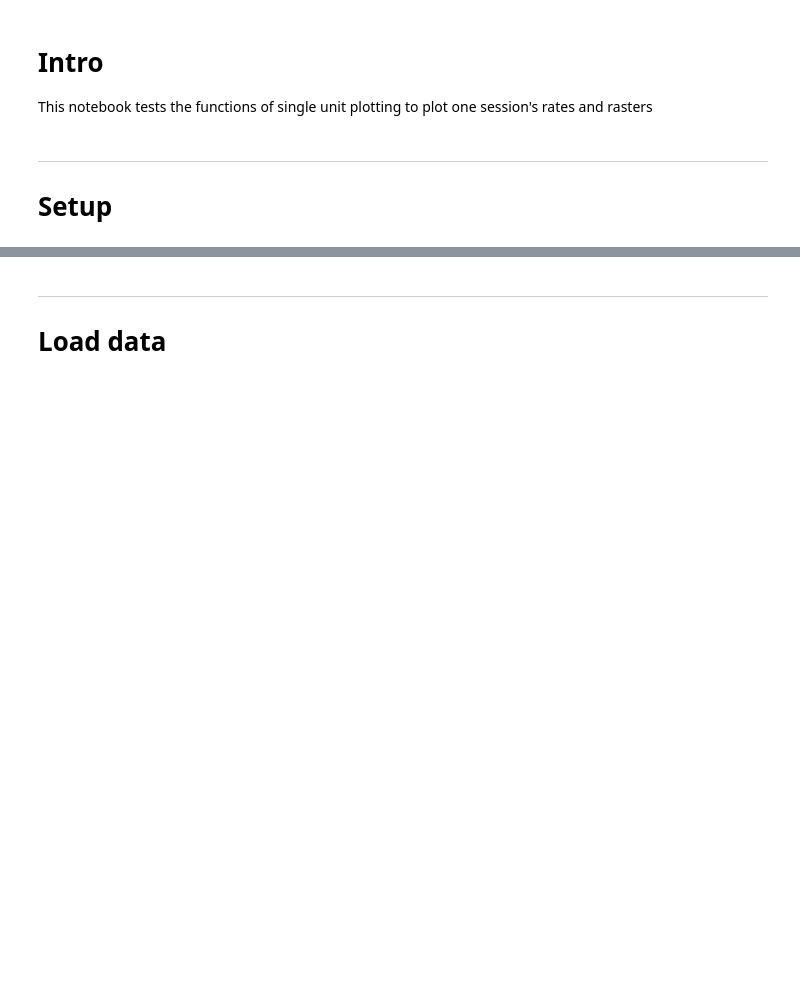
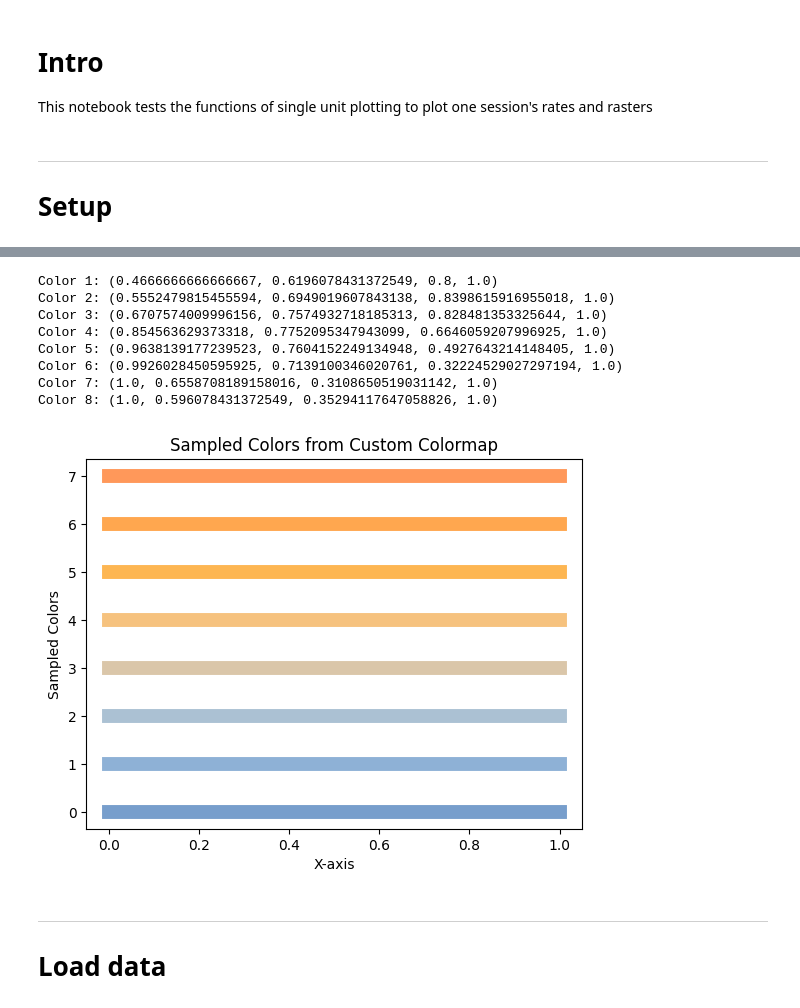
Before and after one commit to ungzs1/popy_05, a Jupyter notebook: notebooks/neural_analysis/check_one_rate.ipynb, the cells around one changed output, grey strips where cells are left out. Cells and saved outputs as stored; diff of their text form; code cells hidden in the pictures; blank space fills up the shorter version.

```diff
--- a/notebooks/neural_analysis/check_one_rate.ipynb
+++ b/notebooks/neural_analysis/check_one_rate.ipynb
@@ -94,3 +200,38 @@ def add_mixed_coord(neural_data_original, groupped_by):
+# %%
+import matplotlib.pyplot as plt
+import matplotlib.colors as mcolors
+import numpy as np
+
+# Your color palette
+colors = ['#779ECC', '#9FC0DE', '#F2C894', '#FFB347', '#FF985A']
+
+# Create a continuous colormap
+cmap = mcolors.LinearSegmentedColormap.from_list("custom", colors, N=256)
+
+# Sample any number of colors
+def sample_colors(n_colors):
+    return [cmap(i / (n_colors - 1)) for i in range(n_colors)]
+
+# Example: get 10 colors from your scale
+sampled_colors = sample_colors(8)
+
+for i, color in enumerate(sampled_colors):
+    print(f"Color {i+1}: {color}")  # This will print RGBA values
+    plt.plot([0, 1], [i, i], color=color, linewidth=10)  # Plot a line with the color
+plt.title("Sampled Colors from Custom Colormap")
+plt.xlabel("X-axis")
+plt.ylabel("Sampled Colors")
+plt.show()
+# %% [output]
+Color 1: (0.4666666666666667, 0.6196078431372549, 0.8, 1.0)
+Color 2: (0.5552479815455594, 0.6949019607843138, 0.8398615916955018, 1.0)
+Color 3: (0.6707574009996156, 0.7574932718185313, 0.828481353325644, 1.0)
+Color 4: (0.854563629373318, 0.7752095347943099, 0.6646059207996925, 1.0)
+Color 5: (0.9638139177239523, 0.7604152249134948, 0.4927643214148405, 1.0)
+Color 6: (0.9926028450595925, 0.7139100346020761, 0.32224529027297194, 1.0)
+Color 7: (1.0, 0.6558708189158016, 0.3108650519031142, 1.0)
+Color 8: (1.0, 0.596078431372549, 0.35294117647058826, 1.0)
+[figure, added]
 # %%
 ##% plotting tools
 
```
Also changed, not shown: parts of 1 cell of this notebook, 32 other files.
